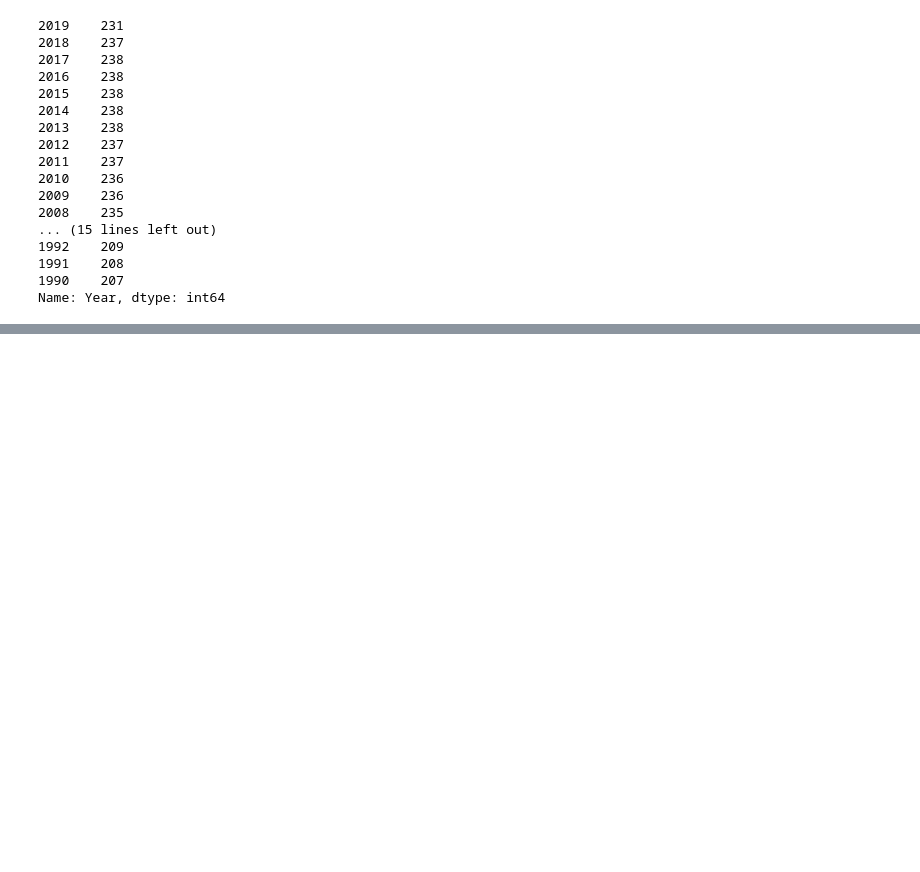
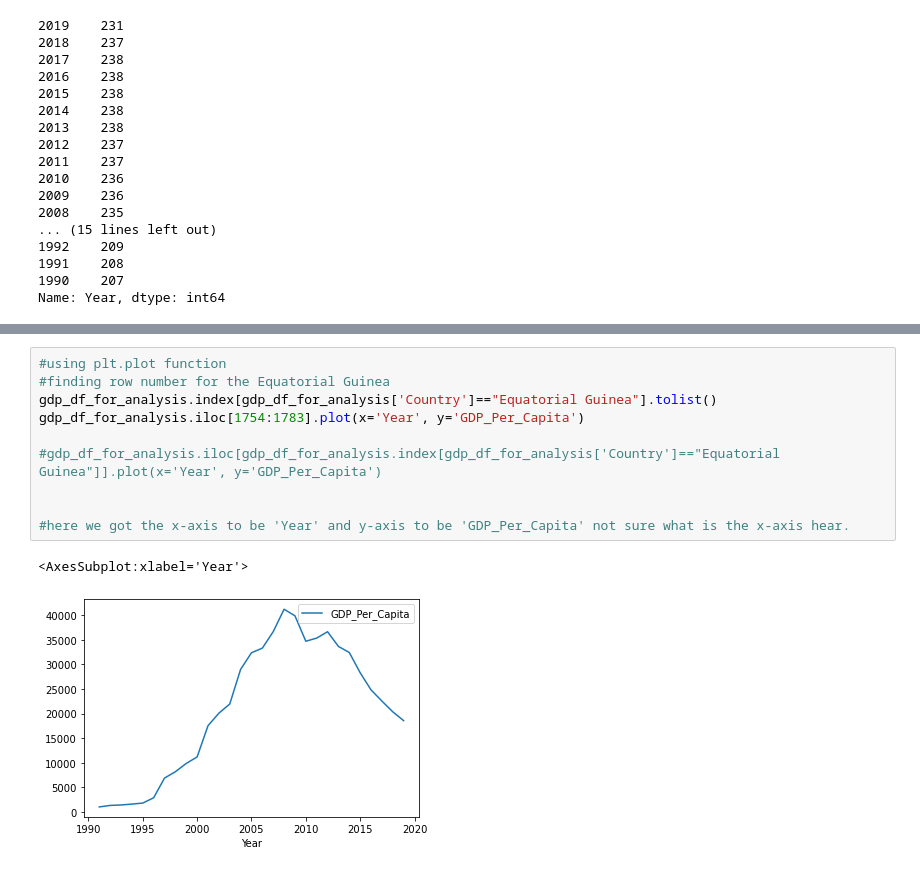
Before and after one commit to nss-data-science-cohort-6/un_data_question-smitamisra, a Jupyter notebook: notebooks/UN_Data_Exploration.ipynb, the cells around one changed output, grey strips where cells are left out. Drawn from its saved outputs; the diff is of its cells as text; blank space fills up the shorter version.

```diff
--- a/notebooks/UN_Data_Exploration.ipynb
+++ b/notebooks/UN_Data_Exploration.ipynb
@@ -406,0 +553,13 @@ gdp_2014.sort_values('GDP_Per_Capita', ascending=False).head(5)
+# %%
+#using plt.plot function
+#finding row number for the Equatorial Guinea
+gdp_df_for_analysis.index[gdp_df_for_analysis['Country']=="Equatorial Guinea"].tolist()
+gdp_df_for_analysis.iloc[1754:1783].plot(x='Year', y='GDP_Per_Capita')
+
+#gdp_df_for_analysis.iloc[gdp_df_for_analysis.index[gdp_df_for_analysis['Country']=="Equatorial Guinea"]].plot(x='Year', y='GDP_Per_Capita')
+
+
+#here we got the x-axis to be 'Year' and y-axis to be 'GDP_Per_Capita' not sure what is the x-axis hear.
+# %% [output]
+<AxesSubplot:xlabel='Year'>
+[figure, added]
```
Also changed, not shown: parts of 60 cells of this notebook.
